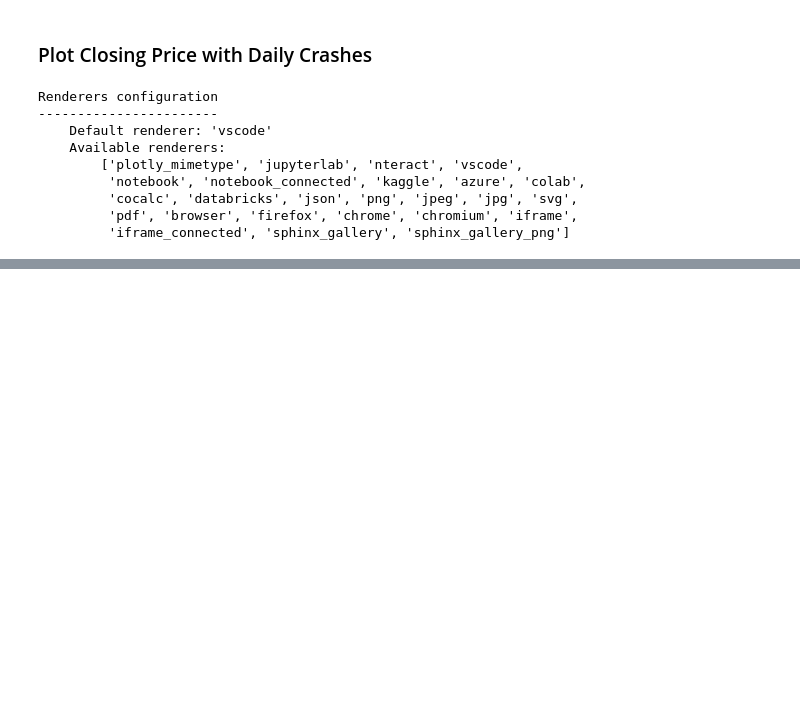
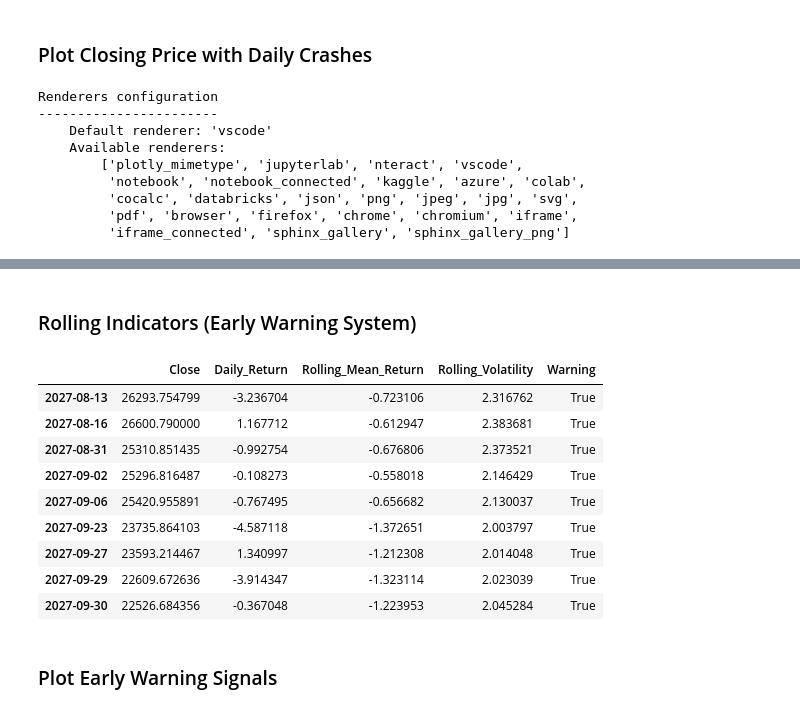
Before and after one commit to AdnanTaj01/real-world-data-analytics, a Jupyter notebook: Stock_market_crash_analysis/Stock_market_crash_analysis.ipynb, the cells around one changed output, grey strips where cells are left out. Drawn from its saved outputs; the diff is of its cells as text; code cells hidden in the pictures; blank space fills up the shorter version.

```diff
--- a/Stock_market_crash_analysis/Stock_market_crash_analysis.ipynb
+++ b/Stock_market_crash_analysis/Stock_market_crash_analysis.ipynb
@@ -138,0 +343,21 @@ ModuleNotFoundError: No module named 'matplotlib'
+# %%
+np.random.seed(42)
+
+dates = pd.bdate_range("2027-01-01", periods=250)
+
+returns = np.concatenate([
+    np.random.normal(0.0005, 0.01, 150),
+    np.random.normal(-0.008, 0.025, 50),
+    np.random.normal(0.0005, 0.01, 50)
+])
+
+prices = [30000]
+for r in returns:
+    prices.append(prices[-1] * (1 + r))
+
+df_2027 = pd.DataFrame({
+    'Close': prices[1:],
+    'Daily_Return': returns * 100
+}, index=dates)
+
+df_2027.head()
@@ -138,0 +371,26 @@ ModuleNotFoundError: No module named 'matplotlib'
+# %% [markdown]
+### Rolling Indicators (Early Warning System)
+# %%
+df_2027['Rolling_Mean_Return'] = df_2027['Daily_Return'].rolling(10).mean()
+df_2027['Rolling_Volatility'] = df_2027['Daily_Return'].rolling(10).std()
+
+df_2027['Warning'] = (
+    (df_2027['Rolling_Mean_Return'] < -0.5) &
+    (df_2027['Rolling_Volatility'] > 2)
+)
+
+
+df_2027[df_2027['Warning']].head(10)
+# %% [output]
+|  | Close | Daily_Return | Rolling_Mean_Return | Rolling_Volatility | Warning |
+| 2027-08-13 | 26293.754799 | -3.236704 | -0.723106 | 2.316762 | True |
+| 2027-08-16 | 26600.790000 | 1.167712 | -0.612947 | 2.383681 | True |
+| 2027-08-31 | 25310.851435 | -0.992754 | -0.676806 | 2.373521 | True |
+| 2027-09-02 | 25296.816487 | -0.108273 | -0.558018 | 2.146429 | True |
+| 2027-09-06 | 25420.955891 | -0.767495 | -0.656682 | 2.130037 | True |
+| 2027-09-23 | 23735.864103 | -4.587118 | -1.372651 | 2.003797 | True |
+| 2027-09-27 | 23593.214467 | 1.340997 | -1.212308 | 2.014048 | True |
+| 2027-09-29 | 22609.672636 | -3.914347 | -1.323114 | 2.023039 | True |
+| 2027-09-30 | 22526.684356 | -0.367048 | -1.223953 | 2.045284 | True |
+# %% [markdown]
+### Plot Early Warning Signals
```
Also changed, not shown: parts of 24 cells of this notebook.
